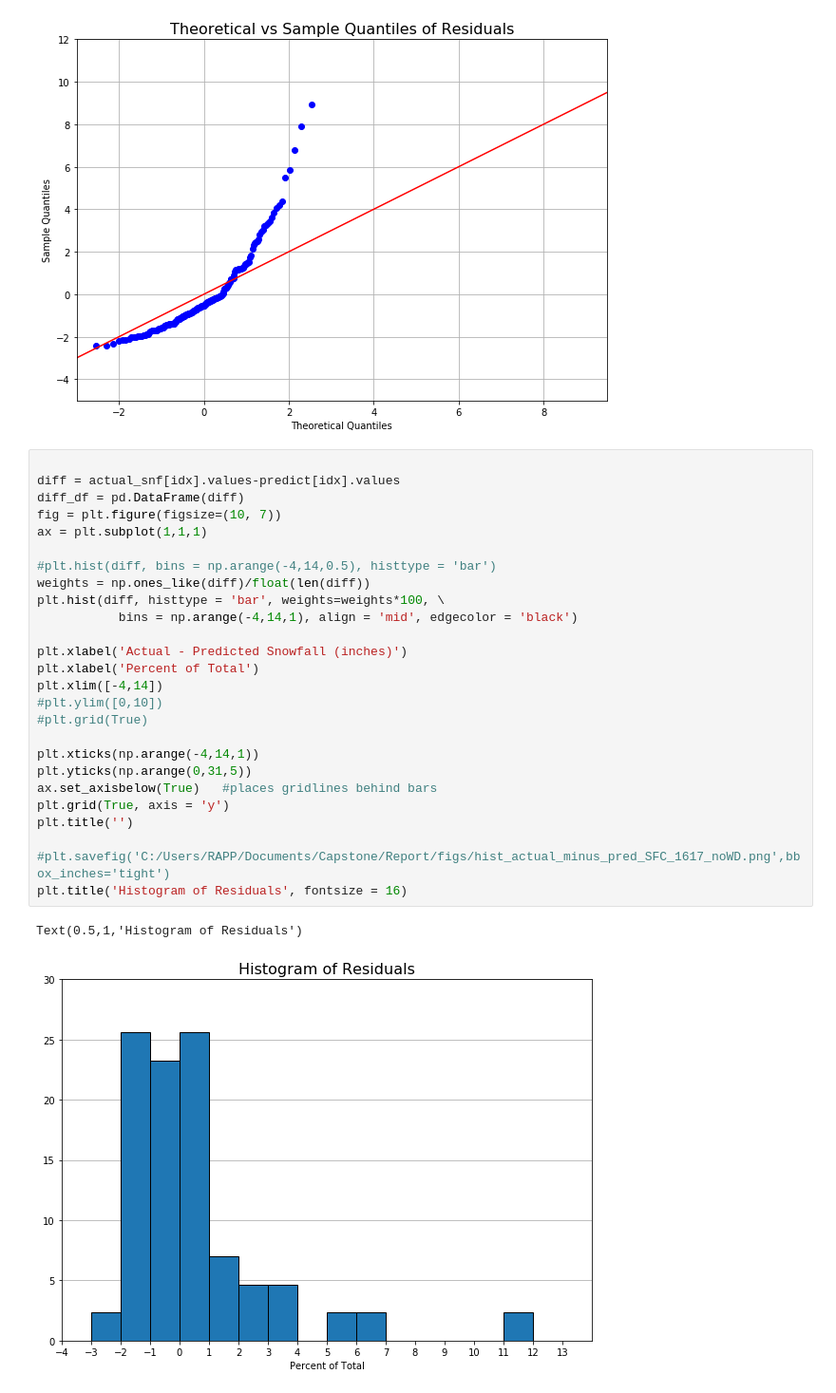
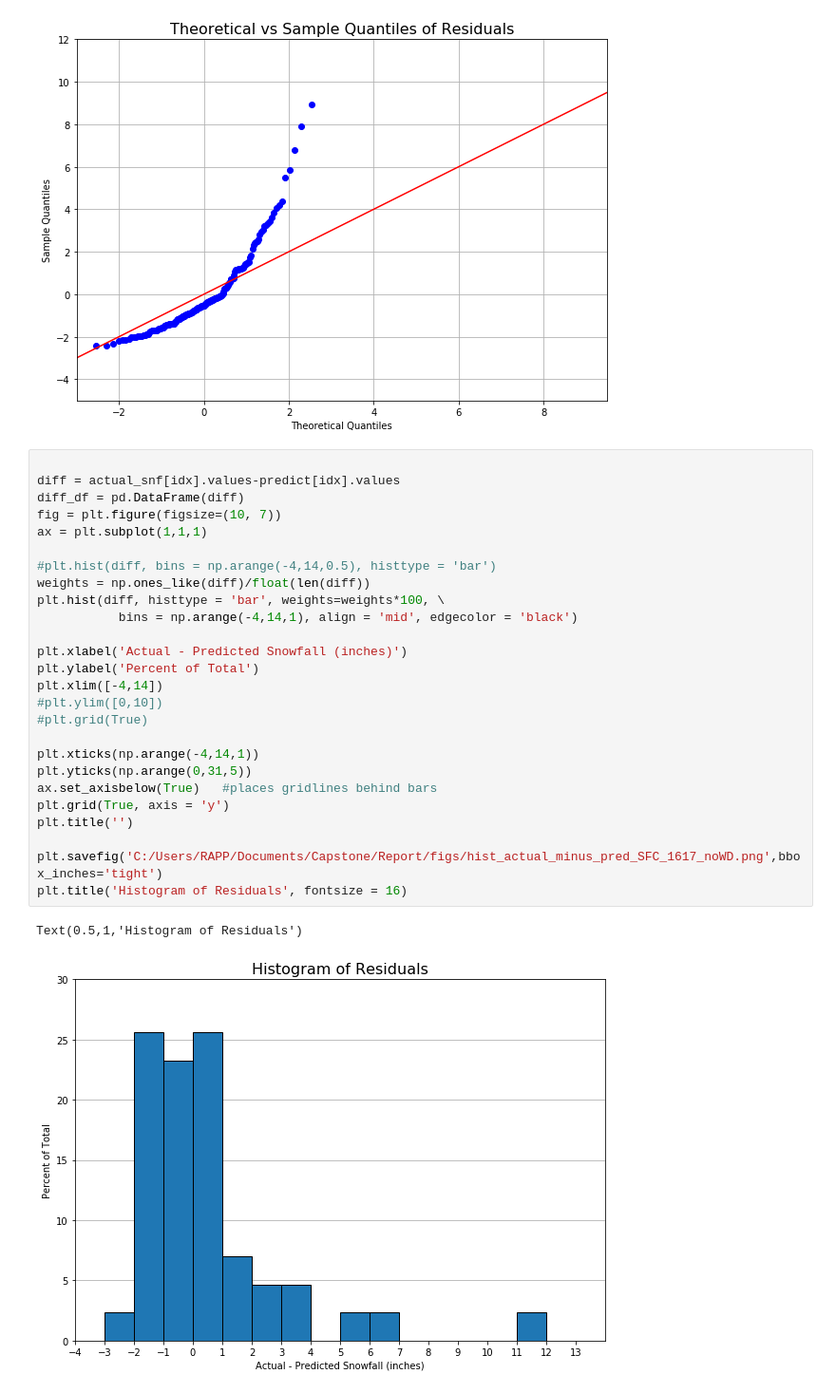
Before and after one commit to dustinrapp/Capstone_Springboard_Intermediate_Python, a Jupyter notebook: Projects/5a_OLS_Surface_2006_2017_Train_noWD.ipynb, the cells around one changed output. Shown at 95% size. Saved outputs shown, nothing was run; the diff lists cells and outputs as text.

```diff
--- a/Projects/5a_OLS_Surface_2006_2017_Train_noWD.ipynb
+++ b/Projects/5a_OLS_Surface_2006_2017_Train_noWD.ipynb
@@ -693,29 +693,29 @@ Text(0.5,1,'Theoretical vs Sample Quantiles of Residuals')
 # %%
 
 diff = actual_snf[idx].values-predict[idx].values
 diff_df = pd.DataFrame(diff)
 fig = plt.figure(figsize=(10, 7))
 ax = plt.subplot(1,1,1)
 
 #plt.hist(diff, bins = np.arange(-4,14,0.5), histtype = 'bar')
 weights = np.ones_like(diff)/float(len(diff))
 plt.hist(diff, histtype = 'bar', weights=weights*100, \
            bins = np.arange(-4,14,1), align = 'mid', edgecolor = 'black')
 
 plt.xlabel('Actual - Predicted Snowfall (inches)')
-plt.xlabel('Percent of Total')
+plt.ylabel('Percent of Total')
 plt.xlim([-4,14])
 #plt.ylim([0,10])
 #plt.grid(True)
 
 plt.xticks(np.arange(-4,14,1))
 plt.yticks(np.arange(0,31,5))
 ax.set_axisbelow(True)   #places gridlines behind bars
 plt.grid(True, axis = 'y')
 plt.title('')
 
-#plt.savefig('C:/Users/RAPP/Documents/Capstone/Report/figs/hist_actual_minus_pred_SFC_1617_noWD.png',bbox_inches='tight')
+plt.savefig('C:/Users/RAPP/Documents/Capstone/Report/figs/hist_actual_minus_pred_SFC_1617_noWD.png',bbox_inches='tight')
 plt.title('Histogram of Residuals', fontsize = 16)
 # %% [output]
 Text(0.5,1,'Histogram of Residuals')
-[figure, old version]
+[figure, new version]
```
Also changed, not shown: parts of 2 cells of this notebook.
